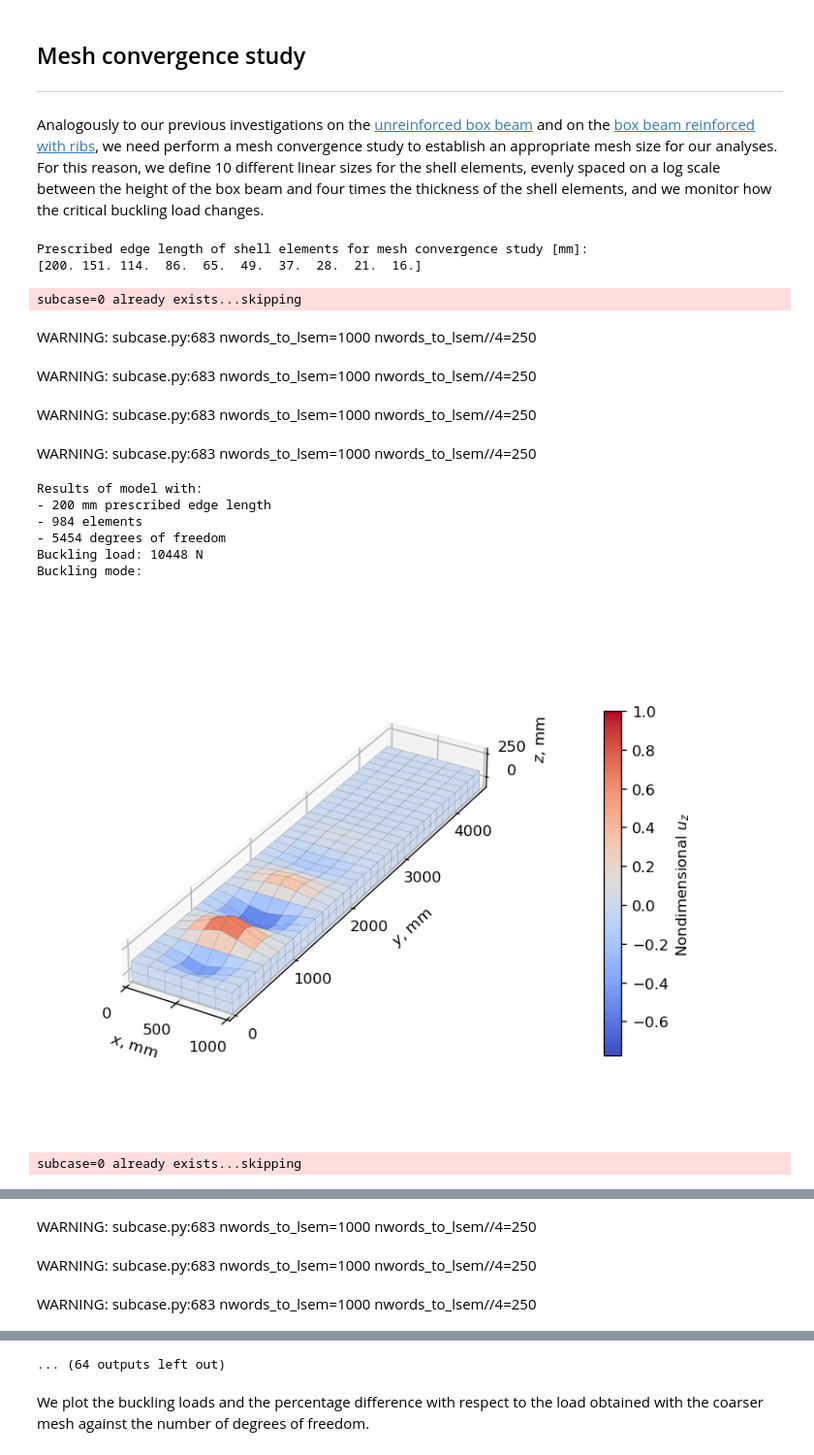
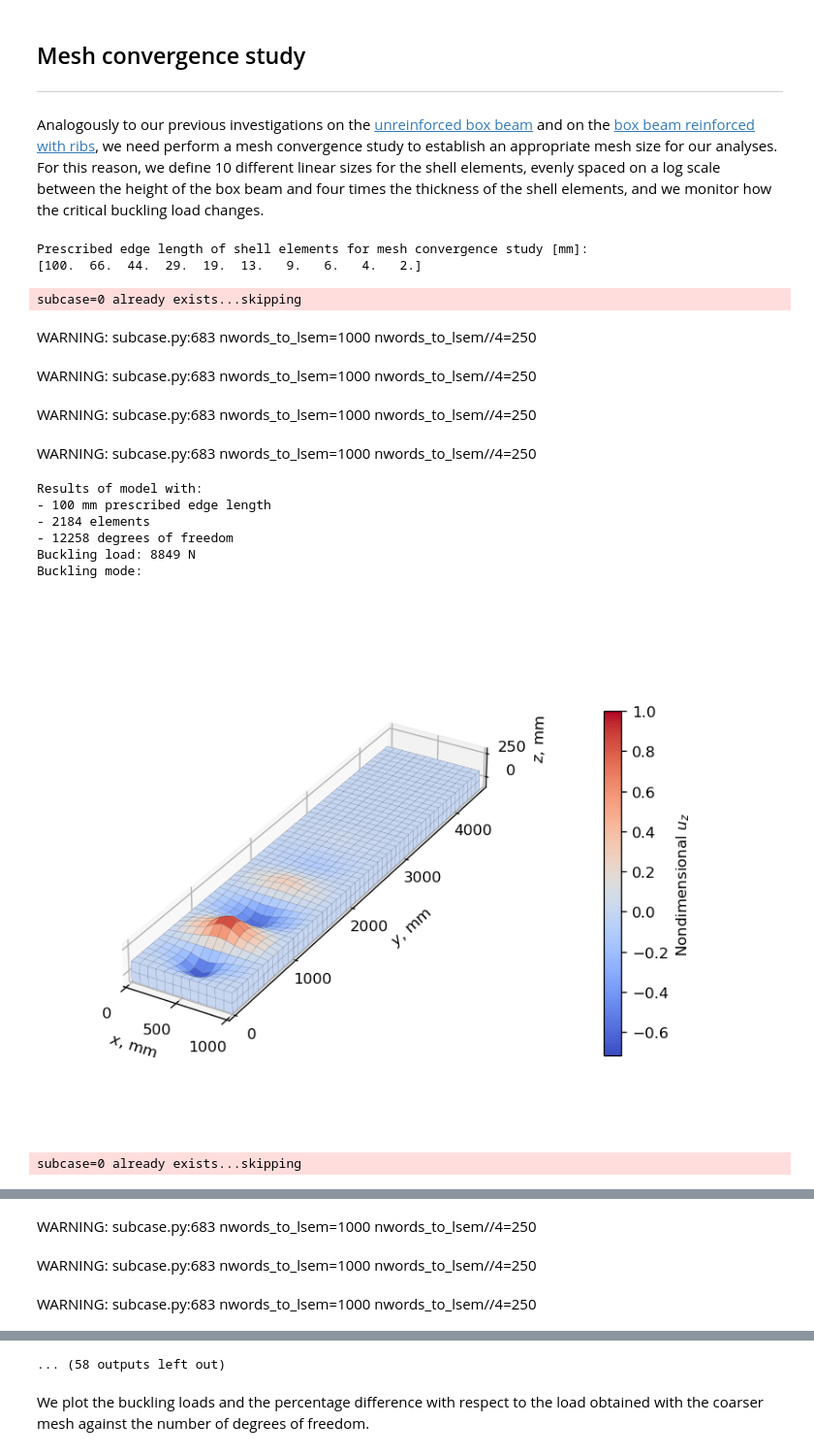
Before and after one commit to fmamitrotta/nonlinear-structural-stability-notebooks, a Jupyter notebook: notebooks/12_Nonlinear_Buckling_Analysis_of_a_Box_Beam_Reinforced_with_Ribs_and_Stiffeners.ipynb, the cells around one changed output, grey strips where cells are left out. Shown at 97% size. Saved outputs shown, nothing was run; the diff lists cells and outputs as text; code cells hidden in the pictures.

```diff
--- a/notebooks/12_Nonlinear_Buckling_Analysis_of_a_Box_Beam_Reinforced_with_Ribs_and_Stiffeners.ipynb
+++ b/notebooks/12_Nonlinear_Buckling_Analysis_of_a_Box_Beam_Reinforced_with_Ribs_and_Stiffeners.ipynb
@@ -185,16 +185,16 @@ def apply_tip_concentrated_load(bdf_input, force_id):
 Analogously to our previous investigations on the [unreinforced box beam](04_Nonlinear_Buckling_Analysis_of_a_Box_Beam.ipynb#mesh-convergence) and on the [box beam reinforced with ribs](08_Nonlinear_Buckling_Analysis_of_a_Box_Beam_Reinforced_with_Ribs.ipynb#mesh-convergence), we need perform a mesh convergence study to establish an appropriate mesh size for our analyses. For this reason, we define 10 different linear sizes for the shell elements, evenly spaced on a log scale between the height of the box beam and four times the thickness of the shell elements, and we monitor how the critical buckling load changes.
 # %%
 # Define shell elements' edge lengths to be used for the mesh convergence study and print them to screen
-shell_element_lengths = np.geomspace(h, t*4, 10) # [mm]
+shell_element_lengths = np.geomspace(h/2, stiffeners_height/8, 10) # [mm]
 print('Prescribed edge length of shell elements for mesh convergence study [mm]:')
 print(shell_element_lengths)
 # %% [output]
 Prescribed edge length of shell elements for mesh convergence study [mm]:
-[200. 151. 114.  86.  65.  49.  37.  28.  21.  16.]
+[100.  66.  44.  29.  19.  13.   9.   6.   4.   2.]
 # %%
 import matplotlib.pyplot as plt
 
-plt.rcParams['figure.dpi'] = 120  # set default dpi of figures
+plt.rcParams["figure.dpi"] = 120  # set default dpi of figures
 force_set_id = 11  # define FORCE card identification number
 
 # Initialize arrays with number of elements, number of degrees of freedom and linear buckling loads
@@ -203,15 +203,15 @@ dofs = np.empty(np.shape(shell_element_lengths))
 linear_buckling_loads = np.empty(np.shape(shell_element_lengths))
 
 # Define name of analysis directory
-analysis_directory_name = '12_Nonlinear_Buckling_Analysis_of_a_Box_Beam_Reinforced_with_Ribs_and_Stiffeners'
-analysis_directory_path = os.path.join(os.getcwd(), 'analyses', analysis_directory_name)
+analysis_directory_name = "12_Nonlinear_Buckling_Analysis_of_a_Box_Beam_Reinforced_with_Ribs_and_Stiffeners"
+analysis_directory_path = os.path.join(os.getcwd(), "analyses", analysis_directory_name)
 
 # Define function to adjust axes ticks and labels' position
 def adjust_3d_plot(axes, colorbar=None):
-    axes.locator_params(axis='x', nbins=3)  # set number of ticks of x-axis
-    axes.locator_params(axis='z', nbins=2)  # set number of ticks of z-axis
-    axes.tick_params(axis='y', which='major', pad=20)  # adjust position of ticks' label of y-axis
-    axes.tick_params(axis='z', which='major', pad=6)  # adjust position of ticks' label of z-axis
+    axes.locator_params(axis="x", nbins=3)  # set number of ticks of x-axis
+    axes.locator_params(axis="z", nbins=2)  # set number of ticks of z-axis
+    axes.tick_params(axis="y", which="major", pad=20)  # adjust position of ticks' label of y-axis
+    axes.tick_params(axis="z", which="major", pad=6)  # adjust position of ticks' label of z-axis
     axes.yaxis.labelpad = 60  # adjust position of y-axis's label
     axes.zaxis.labelpad = 10  # adjust position of z-axis's label
     if colorbar is not None:
@@ -226,40 +226,40 @@ for count, element_length in enumerate(shell_element_lengths):
                                                                         stiffeners_height=stiffeners_height, element_length=element_length)
     nodes_xyz_array = box_beam_mesh.points
     nodes_connectivity_matrix = box_beam_mesh.faces.reshape(-1, 5)[:, 1:]
     linear_buckling_bdf = box_beam_utils.create_base_bdf_input(young_modulus=E, poisson_ratio=nu, density=rho, shell_thickness=t,
                                                                nodes_xyz_array=nodes_xyz_array,
                                                                nodes_connectivity_matrix=nodes_connectivity_matrix)
     # Store number of elements and number of degrees of freedom of current model
     no_elements[count] = len(linear_buckling_bdf.elements)
     constrained_nodes_ids = next(iter(linear_buckling_bdf.spcs.values()))[0].node_ids
     dofs[count] = (len(linear_buckling_bdf.nodes) - len(constrained_nodes_ids))*6
     # Apply uniform load over the top skin
     apply_tip_concentrated_load(linear_buckling_bdf, force_set_id)
     # Run SOL 105 and return OP2 object
-    input_name = f'linear_buckling_{no_elements[count]:d}_elements'
-    sol_105_op2 = pynastran_utils.run_sol_105_buckling_analysis(bdf_object=linear_buckling_bdf, static_load_set_id=force_set_id,
+    input_name = f"linear_buckling_{no_elements[count]:d}_elements"
+    sol_105_op2 = pynastran_utils.run_sol_105_buckling_analysis(bdf_object=linear_buckling_bdf.__deepcopy__({}), static_load_set_id=force_set_id,
                                                                 analysis_directory_path=analysis_directory_path, input_name=input_name,
                                                                 run_flag=False)
     # Find critical buckling load and print it
-    print(f'\n\033[1mResults of model with:\n- {element_length:.0f} mm prescribed edge length\n- {no_elements[count]:d} elements\n- {dofs[count]:.0f} degrees of freedom\033[0m')
+    print(f"\n\033[1mResults of model with:\n- {element_length:.0f} mm prescribed edge length\n- {no_elements[count]:d} elements\n- {dofs[count]:.0f} degrees of freedom\033[0m")
     linear_buckling_loads[count] = sol_105_op2.eigenvectors[2].eigr
-    print(f'Buckling load: {linear_buckling_loads[count]:.0f} N')
+    print(f"Buckling load: {linear_buckling_loads[count]:.0f} N")
     # Plot critical buckling mode
     print(f'Buckling mode:')
     _, ax, cbar = pynastran_utils.plot_buckling_mode(op2_object=sol_105_op2, subcase_id=2, displacement_component='tz', colormap='coolwarm')
     adjust_3d_plot(ax, cbar)
     plt.show()
 # %% [output]
 subcase=0 already exists...skipping
 WARNING: subcase.py:683 nwords_to_lsem=1000 nwords_to_lsem//4=250
 WARNING: subcase.py:683 nwords_to_lsem=1000 nwords_to_lsem//4=250
 WARNING: subcase.py:683 nwords_to_lsem=1000 nwords_to_lsem//4=250
 WARNING: subcase.py:683 nwords_to_lsem=1000 nwords_to_lsem//4=250
 Results of model with:
-- 200 mm prescribed edge length
-- 984 elements
-- 5454 degrees of freedom
-Buckling load: 10448 N
+- 100 mm prescribed edge length
+- 2184 elements
+- 12258 degrees of freedom
+Buckling load: 8849 N
 Buckling mode:
-[figure, old version]
+[figure, new version]
 subcase=0 already exists...skipping
@@ -270,4 +271,4 @@ WARNING: subcase.py:683 nwords_to_lsem=1000 nwords_to_lsem//4=250
-... (64 outputs left out)
+... (58 outputs left out)
 # %% [markdown]
 We plot the buckling loads and the percentage difference with respect to the load obtained with the coarser mesh against the number of degrees of freedom.
 # %%
```
Also changed, not shown: parts of 6 cells of this notebook, 20 other files.
